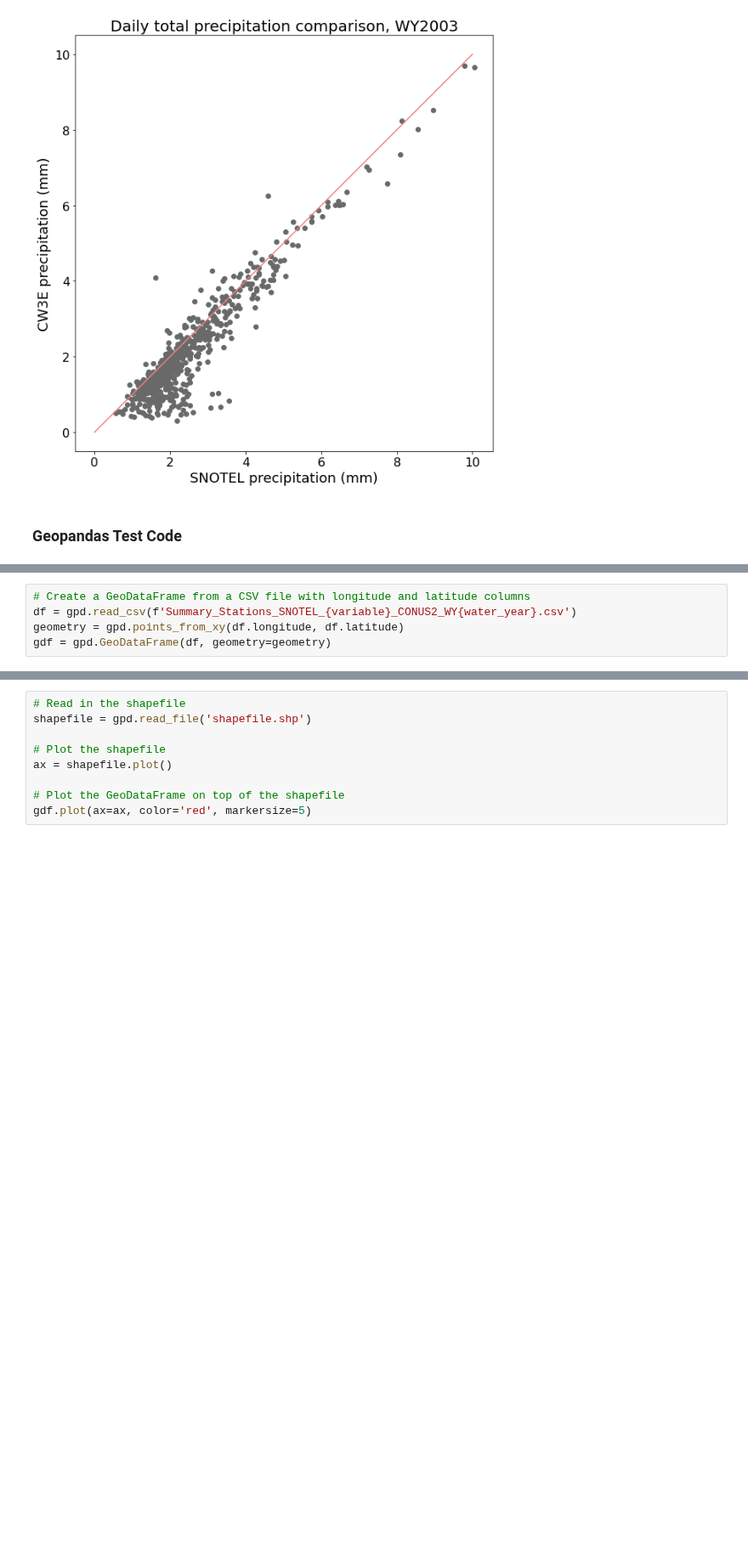
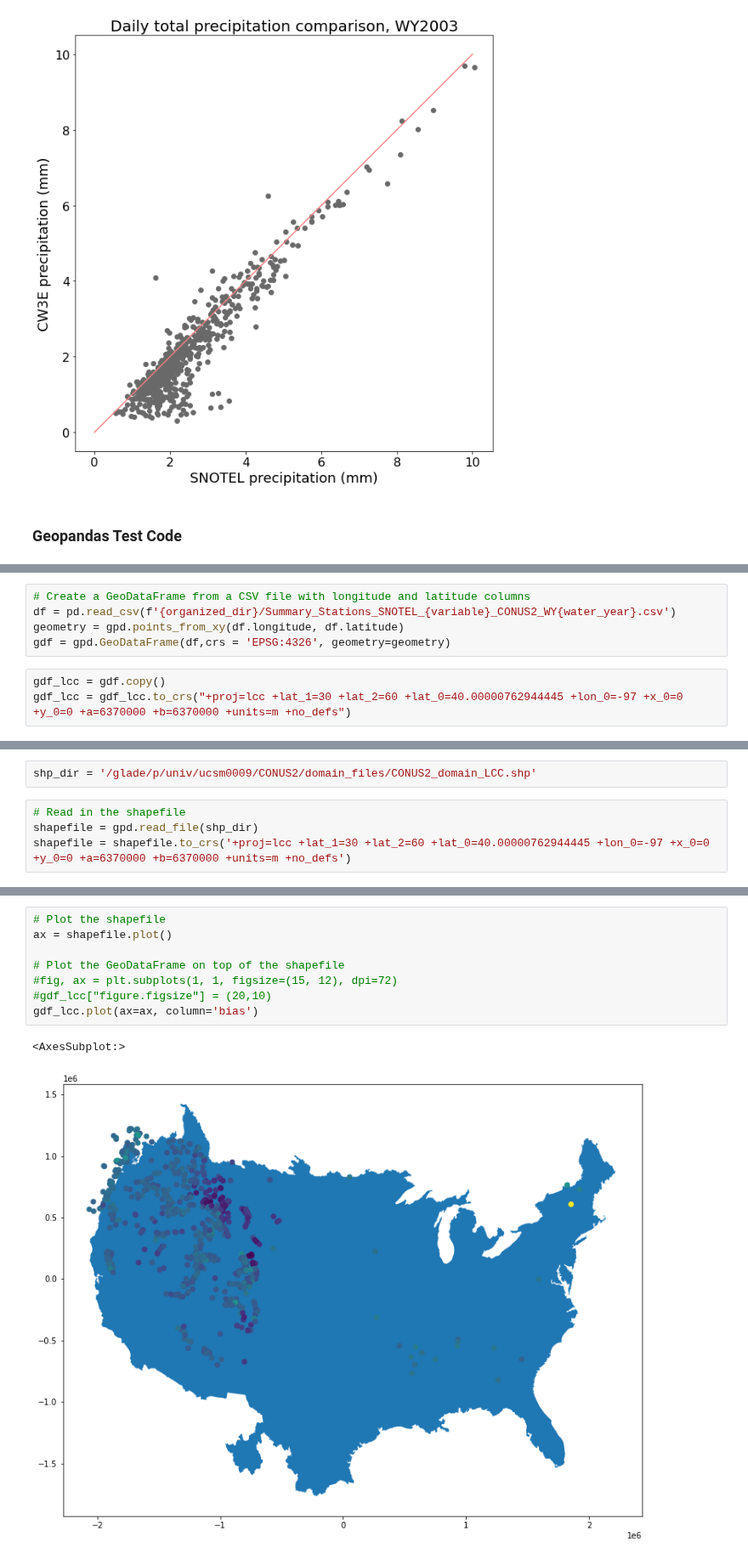
Before and after one commit to danielletijerina/PFCONUS2-analysis, a Jupyter notebook: scripts/Validation/SNOTEL/precip_temp/compare_SNOTEL_precip.ipynb, the cells around one changed output, grey strips where cells are left out. Shown at 85% size. Saved outputs shown, nothing was run; the diff lists cells and outputs as text; blank space fills up the shorter version.

Commit message:
added some (not working) geopandas to compare_SNOTEL_precip.ipynb

```diff
--- a/scripts/Validation/SNOTEL/precip_temp/compare_SNOTEL_precip.ipynb
+++ b/scripts/Validation/SNOTEL/precip_temp/compare_SNOTEL_precip.ipynb
@@ -472,5 +471,8 @@ ModuleNotFoundError: No module named 'mpl_toolkits.basemap'
 # %%
 # Create a GeoDataFrame from a CSV file with longitude and latitude columns
-df = gpd.read_csv(f'Summary_Stations_SNOTEL_{variable}_CONUS2_WY{water_year}.csv')
+df = pd.read_csv(f'{organized_dir}/Summary_Stations_SNOTEL_{variable}_CONUS2_WY{water_year}.csv')
 geometry = gpd.points_from_xy(df.longitude, df.latitude)
-gdf = gpd.GeoDataFrame(df, geometry=geometry)
+gdf = gpd.GeoDataFrame(df,crs = 'EPSG:4326', geometry=geometry)
+# %%
+gdf_lcc = gdf.copy()
+gdf_lcc = gdf_lcc.to_crs("+proj=lcc +lat_1=30 +lat_2=60 +lat_0=40.00000762944445 +lon_0=-97 +x_0=0 +y_0=0 +a=6370000 +b=6370000 +units=m +no_defs")
@@ -476,0 +517,6 @@ gdf = gpd.GeoDataFrame(df, geometry=geometry)
+# %%
+shp_dir = '/glade/p/univ/ucsm0009/CONUS2/domain_files/CONUS2_domain_LCC.shp'
+# %%
+# Read in the shapefile
+shapefile = gpd.read_file(shp_dir)
+shapefile = shapefile.to_crs('+proj=lcc +lat_1=30 +lat_2=60 +lat_0=40.00000762944445 +lon_0=-97 +x_0=0 +y_0=0 +a=6370000 +b=6370000 +units=m +no_defs')
@@ -477,9 +539,11 @@ gdf = gpd.GeoDataFrame(df, geometry=geometry)
 # %%
-# Read in the shapefile
-shapefile = gpd.read_file('shapefile.shp')
-
 # Plot the shapefile
 ax = shapefile.plot()
 
 # Plot the GeoDataFrame on top of the shapefile
-gdf.plot(ax=ax, color='red', markersize=5)
+#fig, ax = plt.subplots(1, 1, figsize=(15, 12), dpi=72)
+#gdf_lcc["figure.figsize"] = (20,10)
+gdf_lcc.plot(ax=ax, column='bias')
+# %% [output]
+<AxesSubplot:>
+[figure, added]
```
Also changed, not shown: parts of 10 cells of this notebook, 1 other file.
